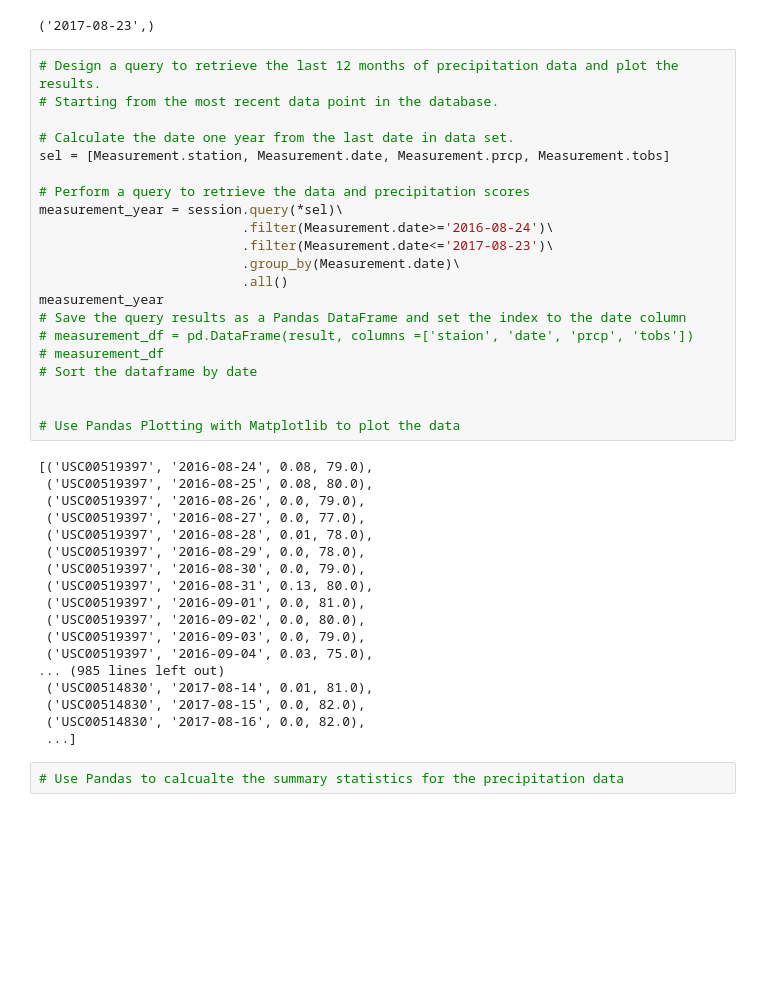
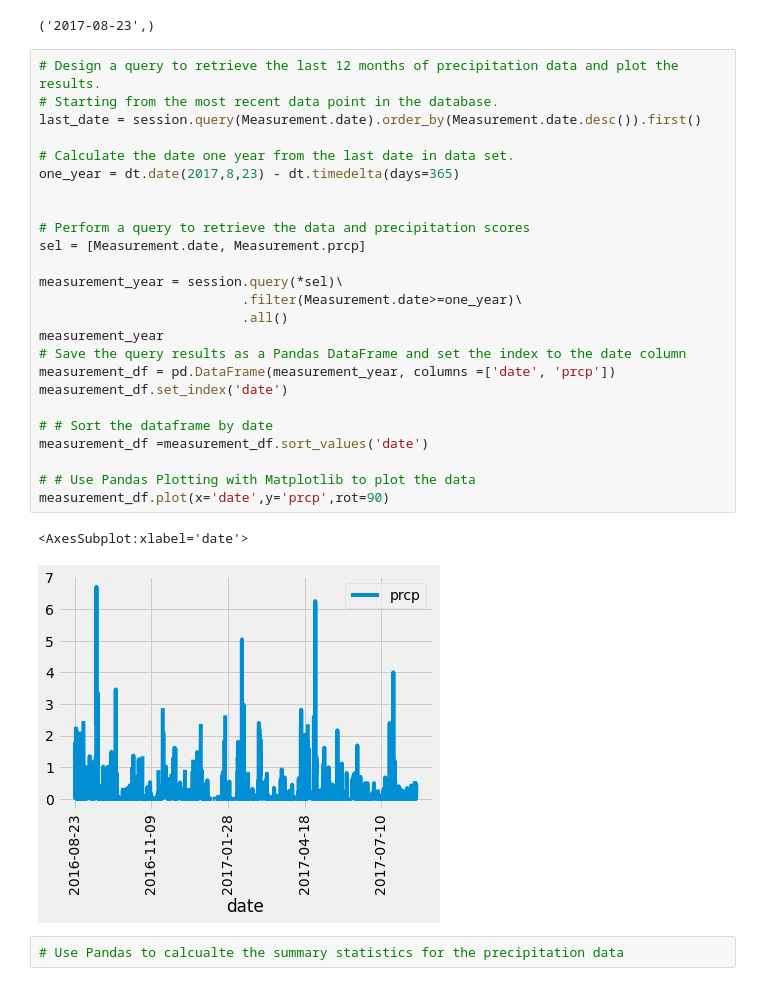
Before and after one commit to jstnkuo/Climate-App-SQL, a Jupyter notebook: climate_starter.ipynb, the cells around one changed output. Cells and saved outputs as stored; diff of their text form; blank space fills up the shorter version.

```diff
--- a/climate_starter.ipynb
+++ b/climate_starter.ipynb
@@ -46,42 +78,31 @@ session.query(Measurement.date).order_by(Measurement.date.desc()).first()
 # %%
 # Design a query to retrieve the last 12 months of precipitation data and plot the results.
 # Starting from the most recent data point in the database.
+last_date = session.query(Measurement.date).order_by(Measurement.date.desc()).first()
 
 # Calculate the date one year from the last date in data set.
-sel = [Measurement.station, Measurement.date, Measurement.prcp, Measurement.tobs]
+one_year = dt.date(2017,8,23) - dt.timedelta(days=365)
+
 
 # Perform a query to retrieve the data and precipitation scores
+sel = [Measurement.date, Measurement.prcp]
+
 measurement_year = session.query(*sel)\
-                          .filter(Measurement.date>='2016-08-24')\
-                          .filter(Measurement.date<='2017-08-23')\
-                          .group_by(Measurement.date)\
+                          .filter(Measurement.date>=one_year)\
                           .all()
 measurement_year
 # Save the query results as a Pandas DataFrame and set the index to the date column
-# measurement_df = pd.DataFrame(result, columns =['staion', 'date', 'prcp', 'tobs'])
-# measurement_df
-# Sort the dataframe by date
+measurement_df = pd.DataFrame(measurement_year, columns =['date', 'prcp'])
+measurement_df.set_index('date')
 
+# # Sort the dataframe by date
+measurement_df =measurement_df.sort_values('date')
 
-# Use Pandas Plotting with Matplotlib to plot the data
+# # Use Pandas Plotting with Matplotlib to plot the data
+measurement_df.plot(x='date',y='prcp',rot=90)
 # %% [output]
-[('USC00519397', '2016-08-24', 0.08, 79.0),
- ('USC00519397', '2016-08-25', 0.08, 80.0),
- ('USC00519397', '2016-08-26', 0.0, 79.0),
- ('USC00519397', '2016-08-27', 0.0, 77.0),
- ('USC00519397', '2016-08-28', 0.01, 78.0),
- ('USC00519397', '2016-08-29', 0.0, 78.0),
- ('USC00519397', '2016-08-30', 0.0, 79.0),
- ('USC00519397', '2016-08-31', 0.13, 80.0),
- ('USC00519397', '2016-09-01', 0.0, 81.0),
- ('USC00519397', '2016-09-02', 0.0, 80.0),
- ('USC00519397', '2016-09-03', 0.0, 79.0),
- ('USC00519397', '2016-09-04', 0.03, 75.0),
-... (985 lines left out)
- ('USC00514830', '2017-08-14', 0.01, 81.0),
- ('USC00514830', '2017-08-15', 0.0, 82.0),
- ('USC00514830', '2017-08-16', 0.0, 82.0),
- ...]
+<AxesSubplot:xlabel='date'>
+[figure, added]
 # %%
 # Use Pandas to calcualte the summary statistics for the precipitation data
 # %% [markdown]
```
Also changed, not shown: parts of 4 cells of this notebook, 1 other file.
